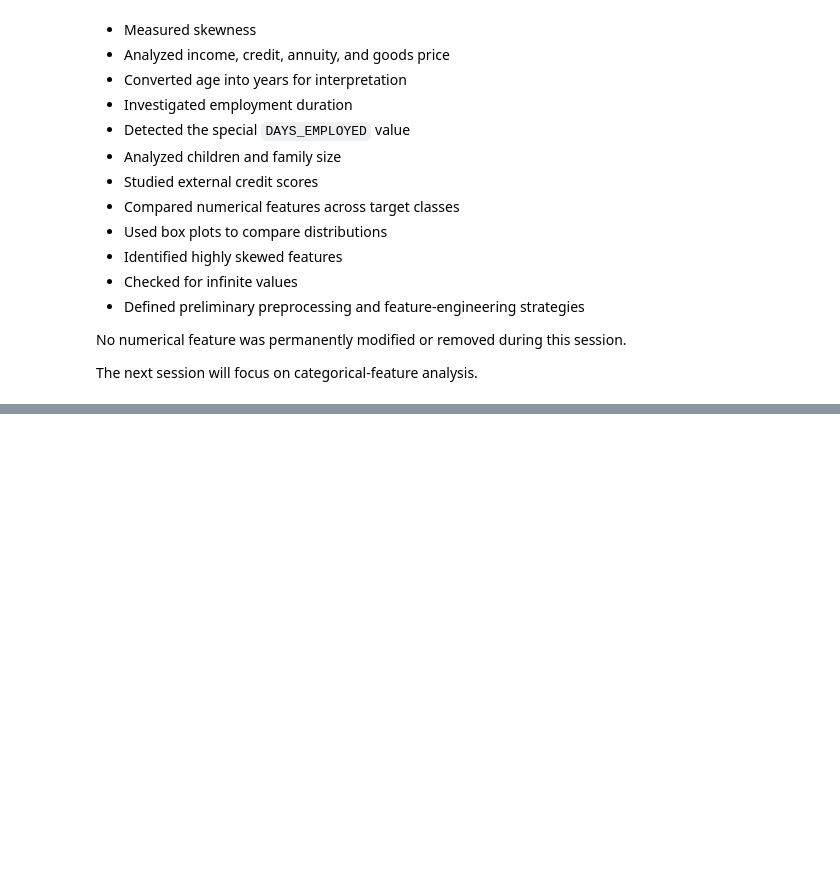
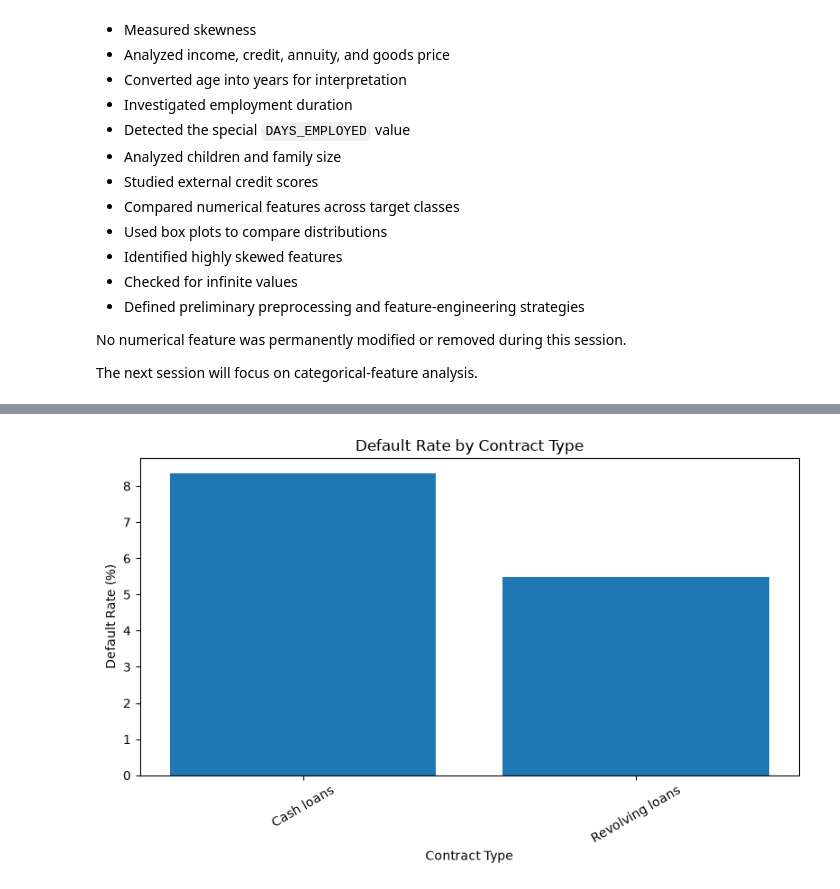
Before and after one commit to Abhilash0079/MachineLearningProjects, a Jupyter notebook: Loan_Default_Risk_Prediction/notebooks/01_EDA.ipynb, the cells around one changed output, grey strips where cells are left out. Saved outputs shown, nothing was run; the diff lists cells and outputs as text; code cells hidden in the pictures; blank space fills up the shorter version.

```diff
--- a/Loan_Default_Risk_Prediction/notebooks/01_EDA.ipynb
+++ b/Loan_Default_Risk_Prediction/notebooks/01_EDA.ipynb
@@ -2517,0 +2950,23 @@ The next session will focus on categorical-feature analysis.
+# %%
+fig, ax = plt.subplots(figsize=(8, 5))
+
+ax.bar(
+    contract_type_summary[
+        "NAME_CONTRACT_TYPE"
+    ].astype(str),
+    contract_type_summary[
+        "Default_Rate"
+    ],
+)
+
+ax.set_title(
+    "Default Rate by Contract Type"
+)
+ax.set_xlabel("Contract Type")
+ax.set_ylabel("Default Rate (%)")
+
+plt.xticks(rotation=30)
+plt.tight_layout()
+plt.show()
+# %% [output]
+[figure, added]
```
Also changed, not shown: parts of 74 cells of this notebook.
